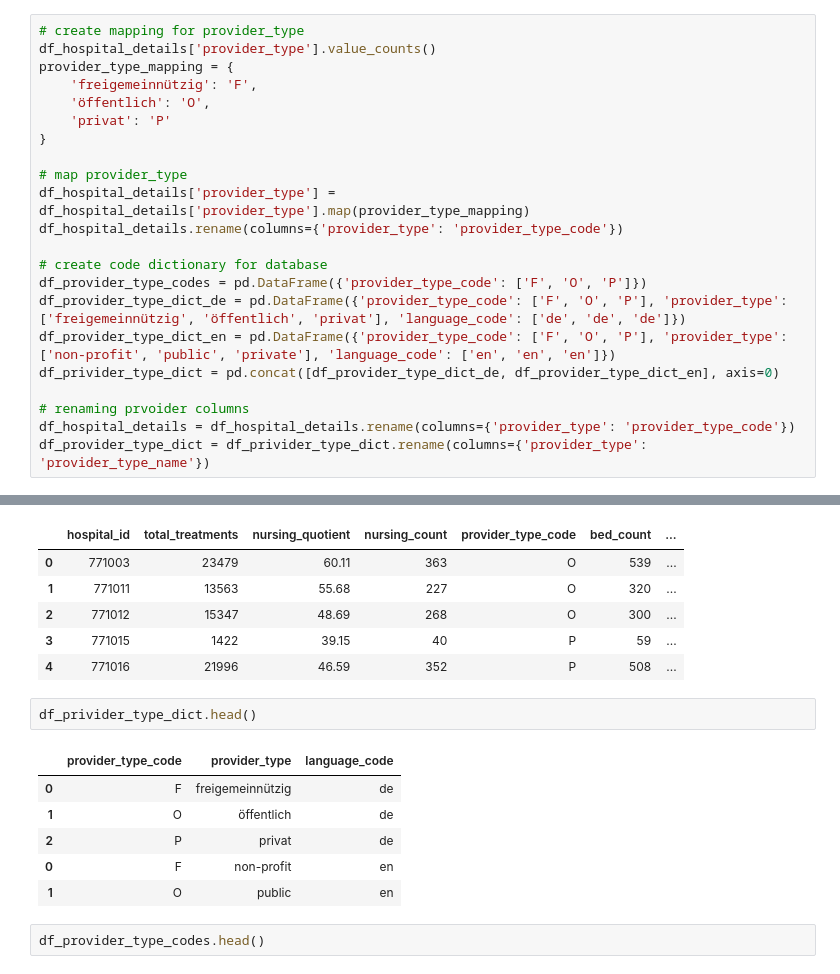
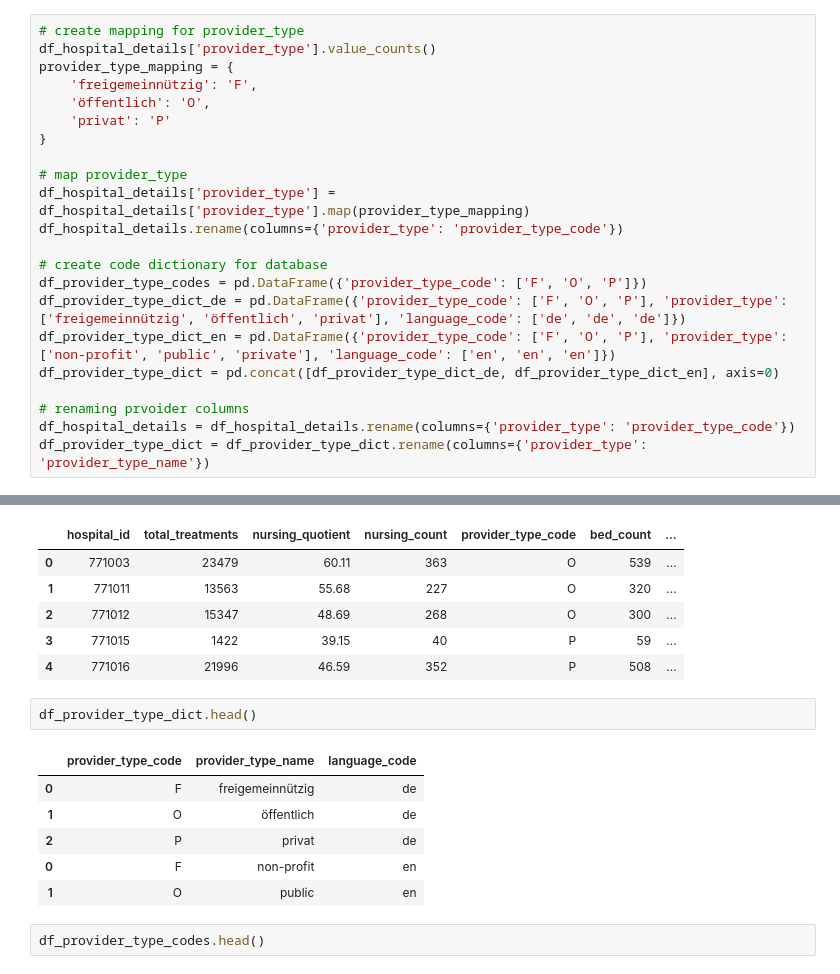
Before and after one commit to tobiasuihlein/hospital_register, a Jupyter notebook: notebooks/prepare_data_for_database.ipynb, the cells around one changed output, grey strips where cells are left out. Drawn from its saved outputs; the diff is of its cells as text.

```diff
--- a/notebooks/prepare_data_for_database.ipynb
+++ b/notebooks/prepare_data_for_database.ipynb
@@ -80,11 +80,11 @@ df_hospital_details.rename(columns={'provider_type': 'provider_type_code'})
 df_provider_type_codes = pd.DataFrame({'provider_type_code': ['F', 'O', 'P']})
 df_provider_type_dict_de = pd.DataFrame({'provider_type_code': ['F', 'O', 'P'], 'provider_type': ['freigemeinnützig', 'öffentlich', 'privat'], 'language_code': ['de', 'de', 'de']})
 df_provider_type_dict_en = pd.DataFrame({'provider_type_code': ['F', 'O', 'P'], 'provider_type': ['non-profit', 'public', 'private'], 'language_code': ['en', 'en', 'en']})
-df_privider_type_dict = pd.concat([df_provider_type_dict_de, df_provider_type_dict_en], axis=0)
+df_provider_type_dict = pd.concat([df_provider_type_dict_de, df_provider_type_dict_en], axis=0)
 
 # renaming prvoider columns
 df_hospital_details = df_hospital_details.rename(columns={'provider_type': 'provider_type_code'})
-df_provider_type_dict = df_privider_type_dict.rename(columns={'provider_type': 'provider_type_name'})
+df_provider_type_dict = df_provider_type_dict.rename(columns={'provider_type': 'provider_type_name'})
 # %%
 # create additional columns to store total number of stations (bed + semi-residential)
 df_hospital_details['total_stations_count'] = df_hospital_details['bed_count'] + df_hospital_details['semi_residential_count']
@@ -107,9 +107,9 @@ df_hospital_details.head()
 | 3 | 771015 | 1422 | 39.15 | 40 | P | 59 | ... |
 | 4 | 771016 | 21996 | 46.59 | 352 | P | 508 | ... |
 # %%
-df_privider_type_dict.head()
+df_provider_type_dict.head()
 # %% [output]
-|  | provider_type_code | provider_type | language_code |
+|  | provider_type_code | provider_type_name | language_code |
 | 0 | F | freigemeinnützig | de |
 | 1 | O | öffentlich | de |
 | 2 | P | privat | de |
```
Also changed, not shown: parts of 1 cell of this notebook, 3 other files.
